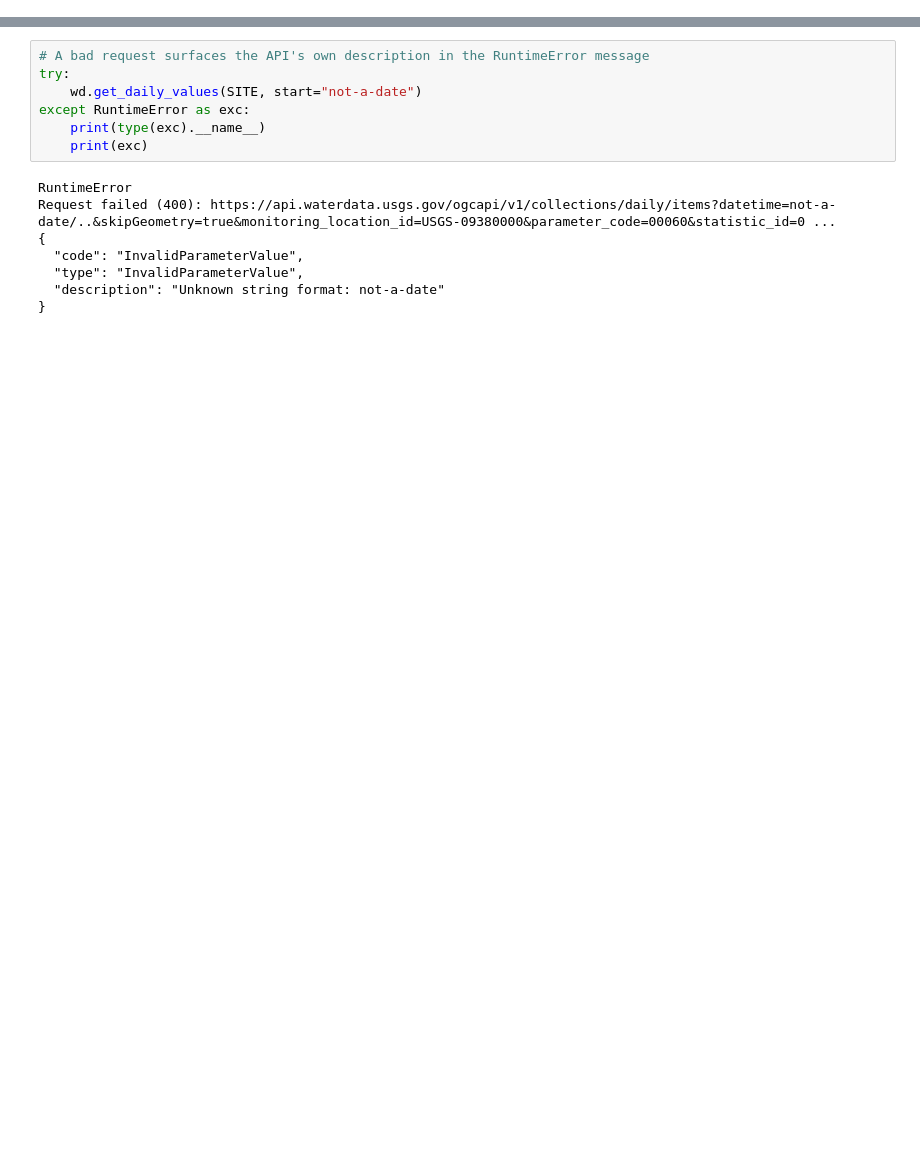
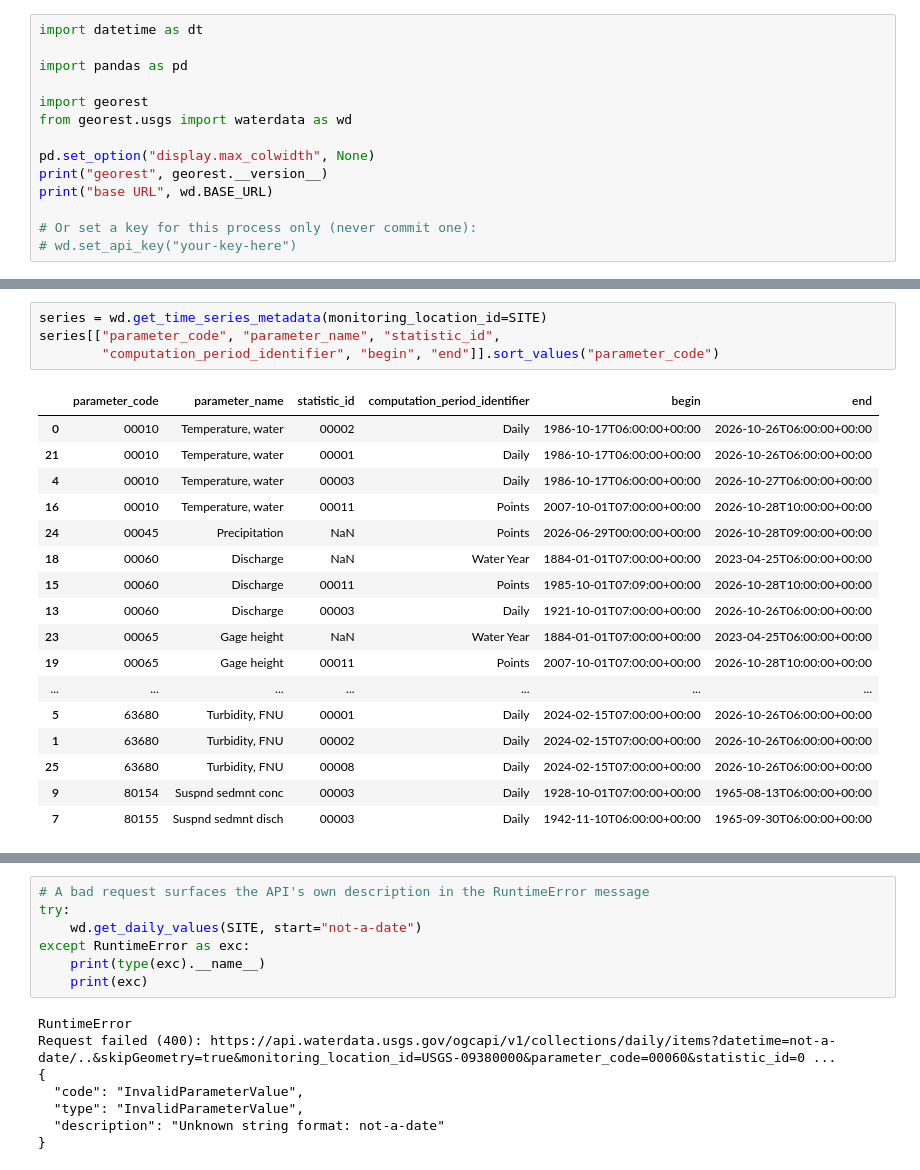
Before and after one commit to redcastle-resources/georest, a Jupyter notebook: examples/waterdata_examples.ipynb, the cells around one changed output, grey strips where cells are left out. Cells and saved outputs as stored; diff of their text form; blank space fills up the shorter version.

```diff
--- a/examples/waterdata_examples.ipynb
+++ b/examples/waterdata_examples.ipynb
@@ -473,0 +32,14 @@ rate_limit: None
+# %%
+import datetime as dt
+
+import pandas as pd
+
+import georest
+from georest.usgs import waterdata as wd
+
+pd.set_option("display.max_colwidth", None)
+print("georest", georest.__version__)
+print("base URL", wd.BASE_URL)
+
+# Or set a key for this process only (never commit one):
+# wd.set_api_key("your-key-here")
@@ -473,0 +196,22 @@ rate_limit: None
+# %%
+series = wd.get_time_series_metadata(monitoring_location_id=SITE)
+series[["parameter_code", "parameter_name", "statistic_id",
+        "computation_period_identifier", "begin", "end"]].sort_values("parameter_code")
+# %% [output]
+|  | parameter_code | parameter_name | statistic_id | computation_period_identifier | begin | end |
+| 0 | 00010 | Temperature, water | 00002 | Daily | 1986-10-17T06:00:00+00:00 | 2026-10-26T06:00:00+00:00 |
+| 21 | 00010 | Temperature, water | 00001 | Daily | 1986-10-17T06:00:00+00:00 | 2026-10-26T06:00:00+00:00 |
+| 4 | 00010 | Temperature, water | 00003 | Daily | 1986-10-17T06:00:00+00:00 | 2026-10-27T06:00:00+00:00 |
+| 16 | 00010 | Temperature, water | 00011 | Points | 2007-10-01T07:00:00+00:00 | 2026-10-28T10:00:00+00:00 |
+| 24 | 00045 | Precipitation | NaN | Points | 2026-06-29T00:00:00+00:00 | 2026-10-28T09:00:00+00:00 |
+| 18 | 00060 | Discharge | NaN | Water Year | 1884-01-01T07:00:00+00:00 | 2023-04-25T06:00:00+00:00 |
+| 15 | 00060 | Discharge | 00011 | Points | 1985-10-01T07:09:00+00:00 | 2026-10-28T10:00:00+00:00 |
+| 13 | 00060 | Discharge | 00003 | Daily | 1921-10-01T07:00:00+00:00 | 2026-10-26T06:00:00+00:00 |
+| 23 | 00065 | Gage height | NaN | Water Year | 1884-01-01T07:00:00+00:00 | 2023-04-25T06:00:00+00:00 |
+| 19 | 00065 | Gage height | 00011 | Points | 2007-10-01T07:00:00+00:00 | 2026-10-28T10:00:00+00:00 |
+| ... | ... | ... | ... | ... | ... | ... |
+| 5 | 63680 | Turbidity, FNU | 00001 | Daily | 2024-02-15T07:00:00+00:00 | 2026-10-26T06:00:00+00:00 |
+| 1 | 63680 | Turbidity, FNU | 00002 | Daily | 2024-02-15T07:00:00+00:00 | 2026-10-26T06:00:00+00:00 |
+| 25 | 63680 | Turbidity, FNU | 00008 | Daily | 2024-02-15T07:00:00+00:00 | 2026-10-26T06:00:00+00:00 |
+| 9 | 80154 | Suspnd sedmnt conc | 00003 | Daily | 1928-10-01T07:00:00+00:00 | 1965-08-13T06:00:00+00:00 |
+| 7 | 80155 | Suspnd sedmnt disch | 00003 | Daily | 1942-11-10T06:00:00+00:00 | 1965-09-30T06:00:00+00:00 |
```
Also changed, not shown: parts of 78 cells of this notebook, 10 other files.
